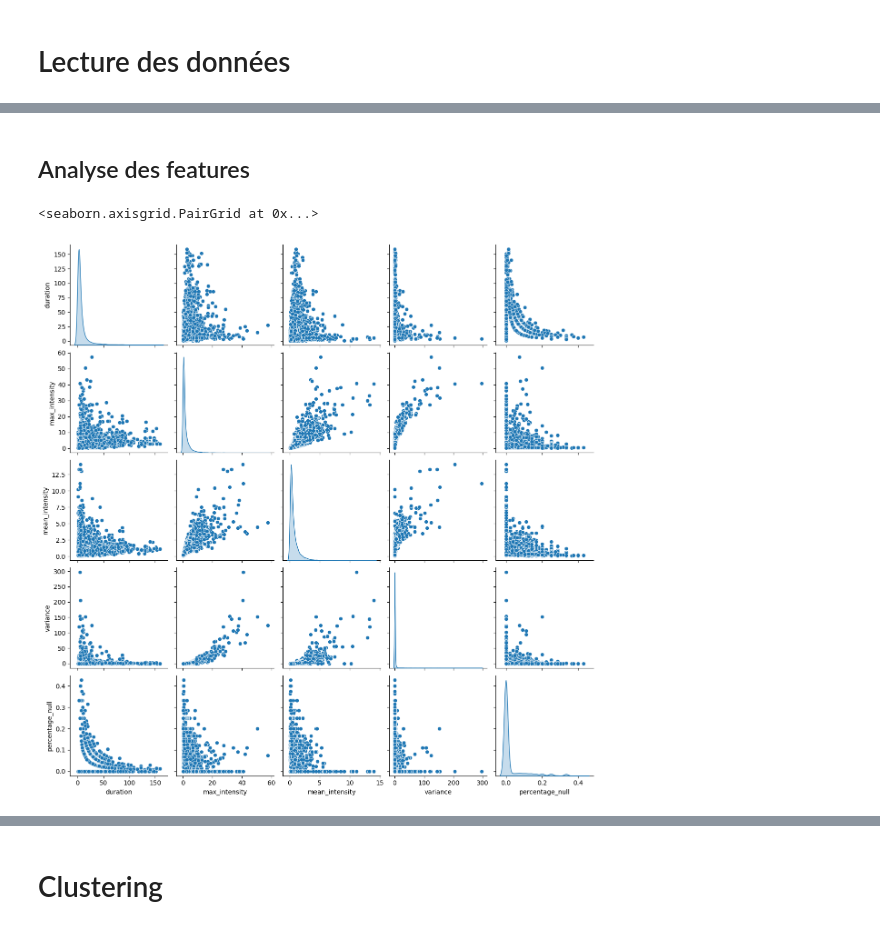
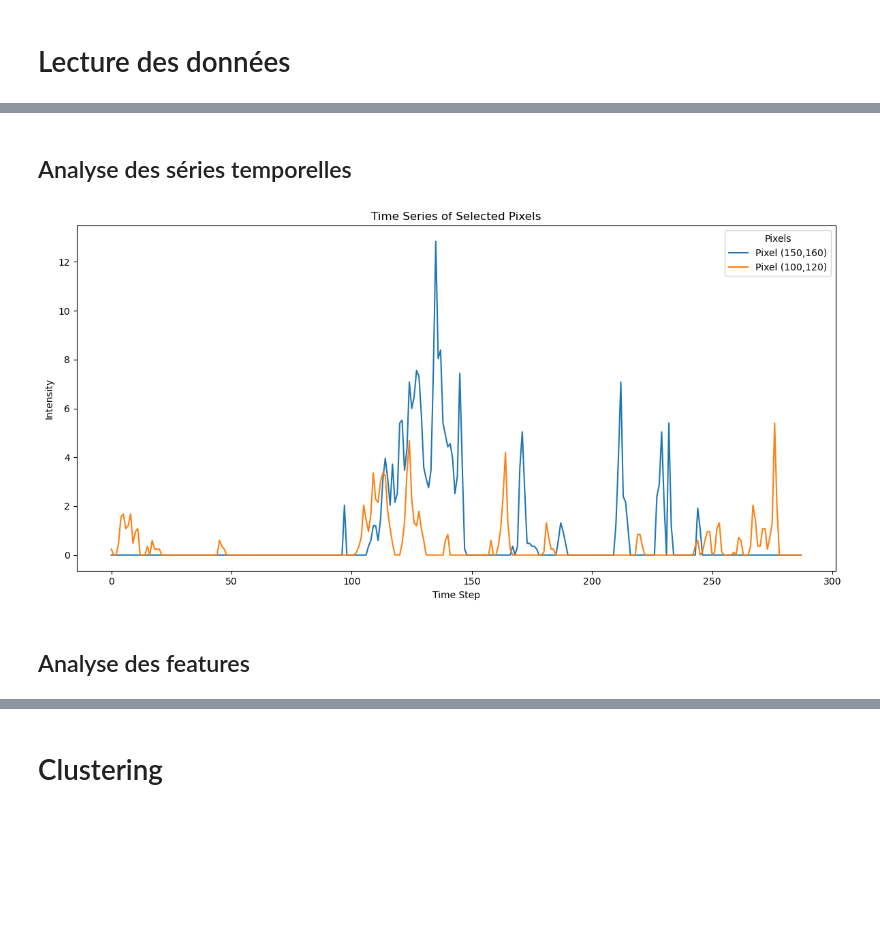
Before and after one commit to benjamin-feldman/precipitations, a Jupyter notebook: notebooks/exploration.ipynb, the cells around one changed output, grey strips where cells are left out. Cells and saved outputs as stored; diff of their text form; code cells hidden in the pictures; blank space fills up the shorter version.

```diff
--- a/notebooks/exploration.ipynb
+++ b/notebooks/exploration.ipynb
@@ -30,0 +43,32 @@ df = pd.read_csv('data/features_01_2018.csv', index_col=0)
+# %% [markdown]
+## Analyse des séries temporelles
+# %%
+from src.utils import read_data
+data = read_data(2018, 1, 1)
+
+def create_pixel_time_series(data, pixel_coords):
+    """Extract time series for specific pixels and convert to DataFrame."""
+    time_series_data = {'Time Step': np.arange(data.shape[0])}
+    for (x, y) in pixel_coords:
+        time_series_data[f'Pixel ({x},{y})'] = data[:, x, y]
+    return pd.DataFrame(time_series_data)
+
+# Choose pixels to analyze
+pixel_coords = [(150, 160), (100, 120)]  # Add more as needed
+
+# Convert data to DataFrame
+df_pixel_data = create_pixel_time_series(data, pixel_coords)
+
+# Melt the DataFrame to long format
+df_long = df_pixel_data.melt(id_vars=['Time Step'], var_name='Pixel', value_name='Intensity')
+
+# Plotting
+plt.figure(figsize=(12, 6))
+sns.lineplot(data=df_long, x='Time Step', y='Intensity', hue='Pixel')
+plt.title('Time Series of Selected Pixels')
+plt.ylabel('Intensity')
+plt.legend(title='Pixels')
+plt.tight_layout()
+plt.show()
+# %% [output]
+[figure, added]
@@ -31,8 +95,2 @@ df = pd.read_csv('data/features_01_2018.csv', index_col=0)
 # %% [markdown]
 ## Analyse des features
-# %%
-df_sample = df.sample(10000)[['duration', 'max_intensity', 'mean_intensity', 'variance', 'percentage_null']] # only keep features of interest
-sns.pairplot(df_sample, diag_kind="kde")
-# %% [output]
-<seaborn.axisgrid.PairGrid at 0x...>
-[figure, removed]
```
Also changed, not shown: parts of 25 cells of this notebook.
